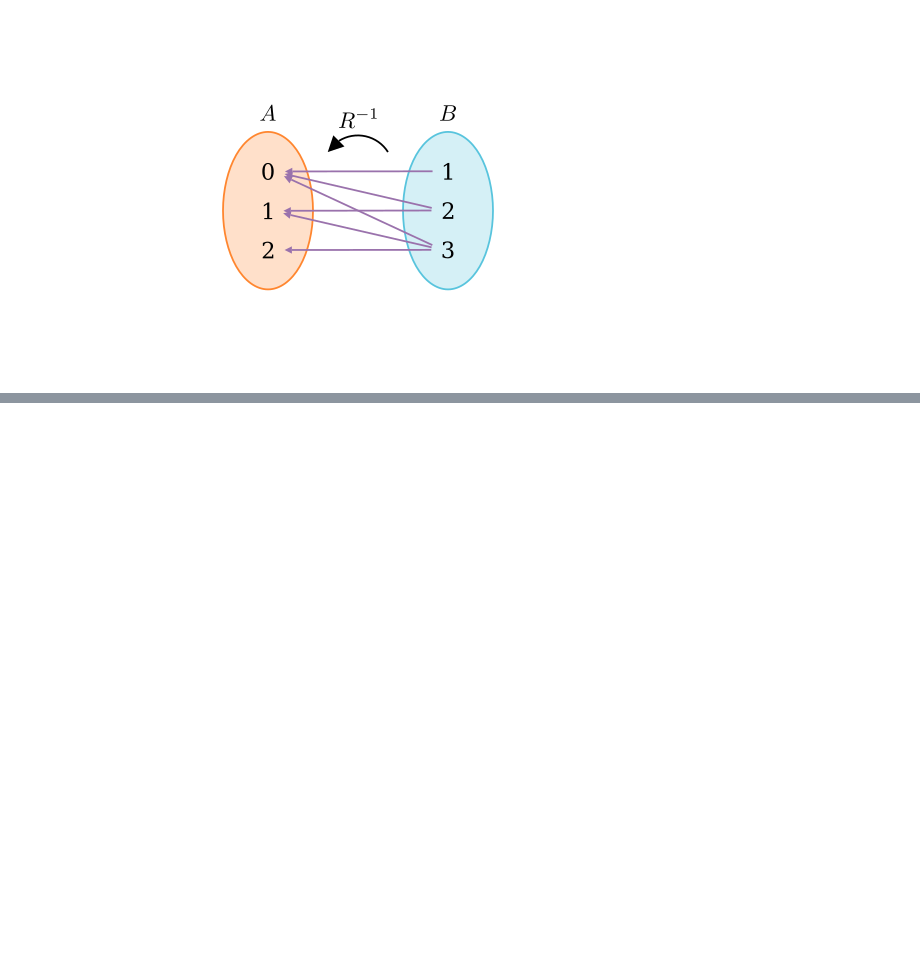
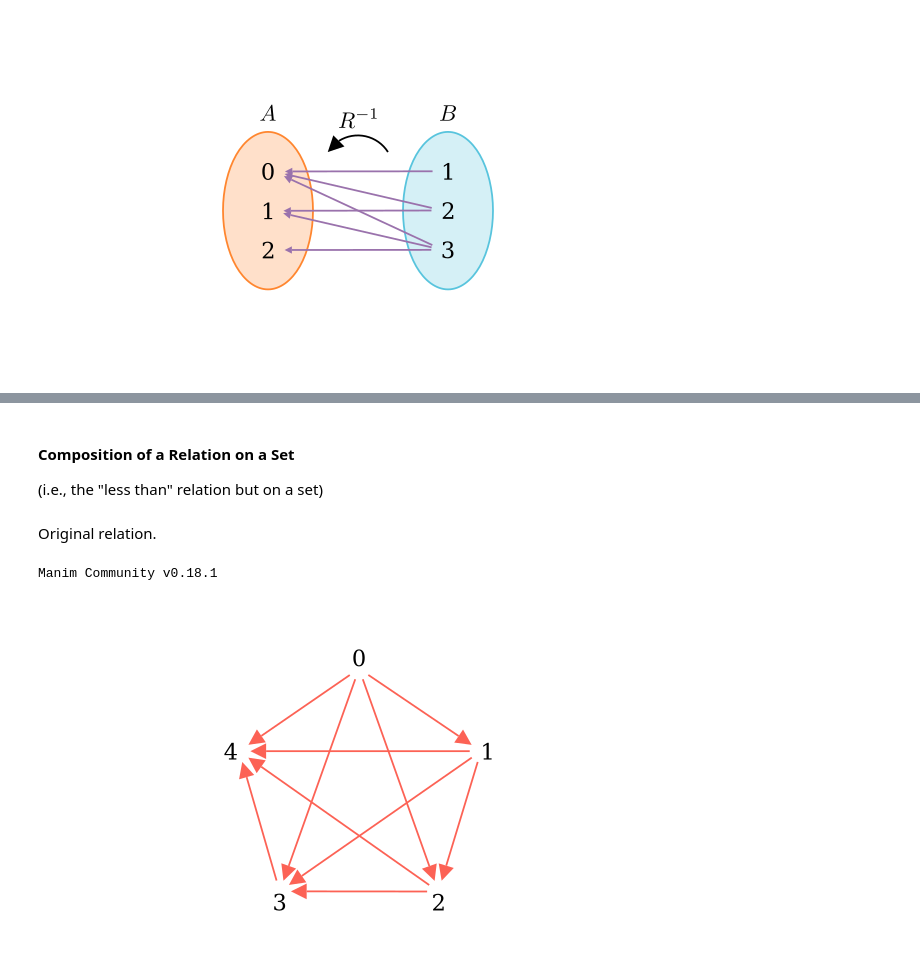
Before and after one commit to PhotonicGluon/NZQRC-Book, a Jupyter notebook: code/image_generation/part-1.ipynb, the cells around one changed output, grey strips where cells are left out. Cells and saved outputs as stored; diff of their text form; code cells hidden in the pictures; blank space fills up the shorter version.

```diff
--- a/code/image_generation/part-1.ipynb
+++ b/code/image_generation/part-1.ipynb
@@ -583,0 +814,69 @@ Manim Community v0.18.1
+# %% [markdown]
+#### Composition of a Relation on a Set
+(i.e., the "less than" relation but on a set)
+# %% [markdown]
+Original relation.
+# %%
+%%manim --output_file 1_relations-1_composition-of-relation-on-a-set_original.png RelationDiagram
+
+FONT_SIZE = 36
+
+RADIUS = 3  # Radius of pentagon
+
+ELEMENT_POS_SHIFT = 0.05
+ARROW_STROKE_WIDTH = 4
+
+class RelationDiagram(Scene):
+    def construct(self):
+        # Create elements
+        elements = ["0", "1", "2", "3", "4"]
+        elements = [Text(elem, font_size=FONT_SIZE, color=BLACK) for elem in elements]
+        arrange_circular(*elements, clockwise=True, radius=RADIUS)
+
+        # Determine element positions
+        element_reference_position = {
+            0: elements[0].get_bottom() + ELEMENT_POS_SHIFT*DOWN,
+            1: elements[1].get_left() + ELEMENT_POS_SHIFT*LEFT,
+            2: elements[2].get_top() + ELEMENT_POS_SHIFT*UP,
+            3: elements[3].get_top() + ELEMENT_POS_SHIFT*UP,
+            4: elements[4].get_right() + ELEMENT_POS_SHIFT*RIGHT
+        }
+
+        # Add elements to a group
+        elements = VGroup(*elements)
+
+        # Create arrows
+        relations = [
+            (0, 1),
+            (0, 2),
+            (0, 3),
+            (0, 4),
+            (1, 2),
+            (1, 3),
+            (1, 4),
+            (2, 3),
+            (2, 4),
+            (3, 4)
+        ]
+        arrows = [
+            Arrow(
+                element_reference_position[i],
+                element_reference_position[j],
+                stroke_width=ARROW_STROKE_WIDTH,
+            )
+            for (i, j) in relations
+        ]
+
+        for arrow in arrows:
+            arrow.set_color(RED)
+
+
+        arrows = VGroup(*arrows)
+
+        # Add all elements to the scene
+        group = Group(elements, arrows)
+        group.center()
+        self.add(group)
+# %% [output]
+Manim Community v0.18.1
+[figure, added]
```
Also changed, not shown: parts of 12 cells of this notebook, 6 other files.
